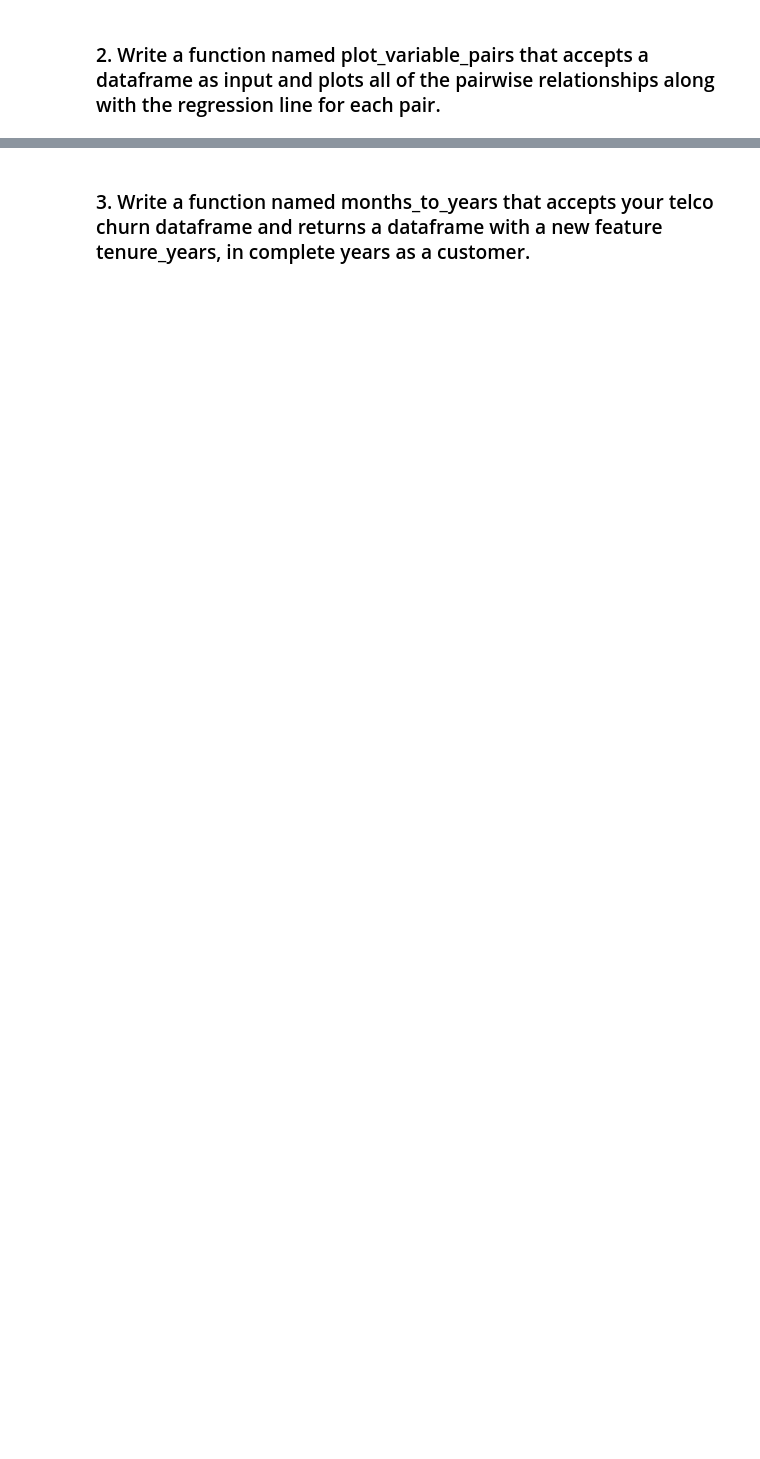
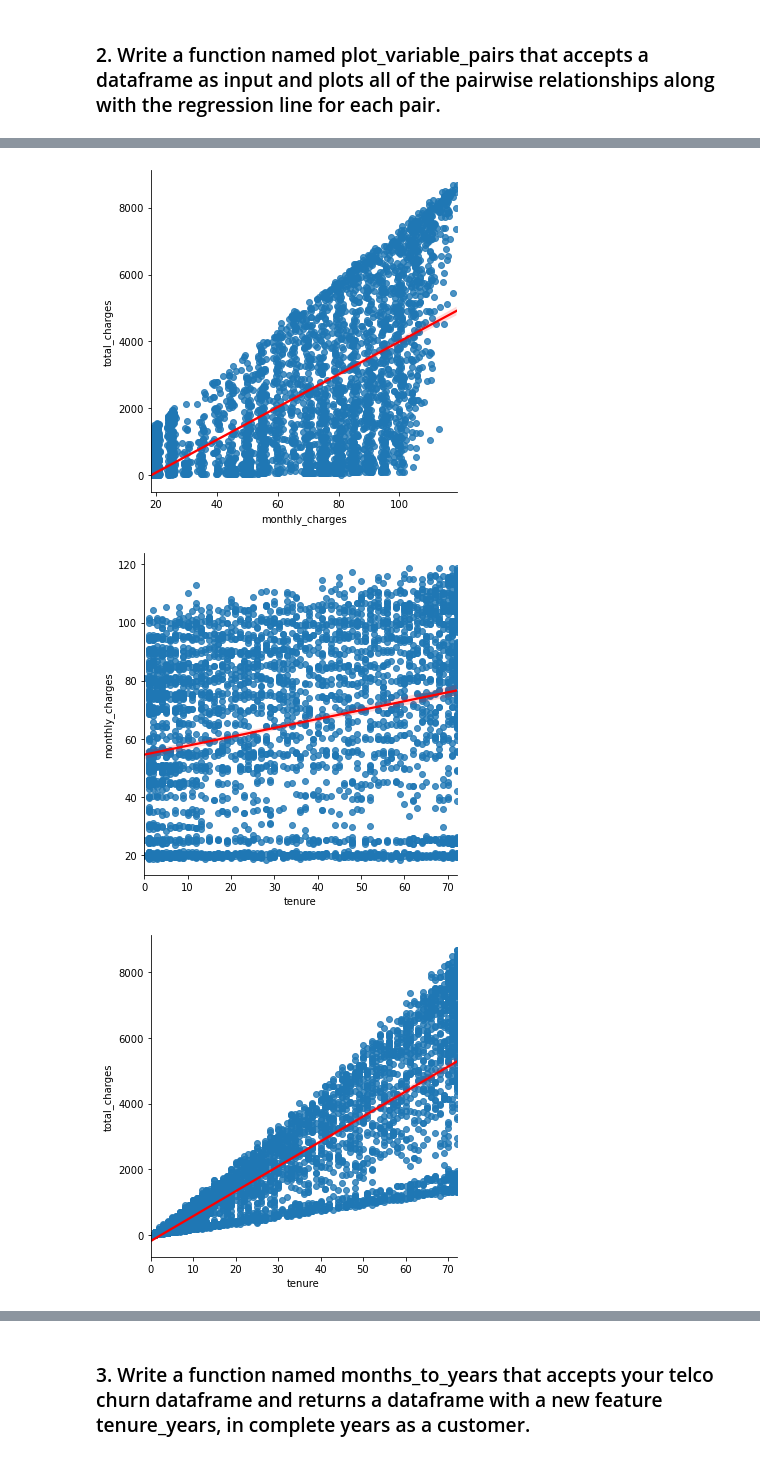
Before and after one commit to JeanetteSchulz/regression-exercises, a Jupyter notebook: explore.ipynb, the cells around one changed output, grey strips where cells are left out. Saved outputs shown, nothing was run; the diff lists cells and outputs as text; code cells hidden in the pictures; blank space fills up the shorter version.

```diff
--- a/explore.ipynb
+++ b/explore.ipynb
@@ -50,10 +64,2 @@ telco_train.corr()
 # %% [markdown]
 ### 2. Write a function named plot_variable_pairs that accepts a dataframe as input and plots all of the pairwise relationships along with the regression line for each pair.
-# %%
-def plot_variable_pairs(df):
-    sns.heatmap(telco_train.corr(), cmap="Blues")
-    plt.title("Heatmap")
-    plt.show();
-    sns.pairplot(df, kind='reg', corner=True, plot_kws={'line_kws':{'color':'red'}})
-    plt.suptitle("Pairplot")
-    plt.show();
@@ -64,0 +75,13 @@ def plot_variable_pairs(df):
+# %%
+def plot_variable_pairs(df):
+    sns.lmplot(data=df, x='monthly_charges', y='total_charges', line_kws={'color':'red'})
+    sns.lmplot(data=df, x='tenure', y='monthly_charges', line_kws={'color':'red'})
+    sns.lmplot(data=df, x='tenure', y='total_charges', line_kws={'color':'red'})
+    plt.show()
+    return train.corr()['has_churned']
+# %%
+plot_variable_pairs(train)
+# %% [output]
+[figure, added]
+[figure, added]
+[figure, added]
```
Also changed, not shown: parts of 25 cells of this notebook, 2 other files.
